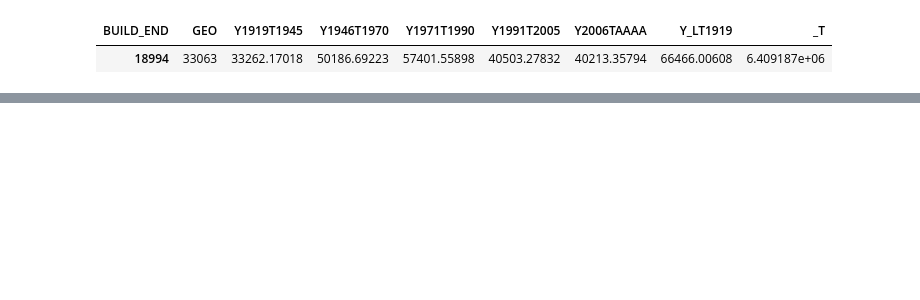
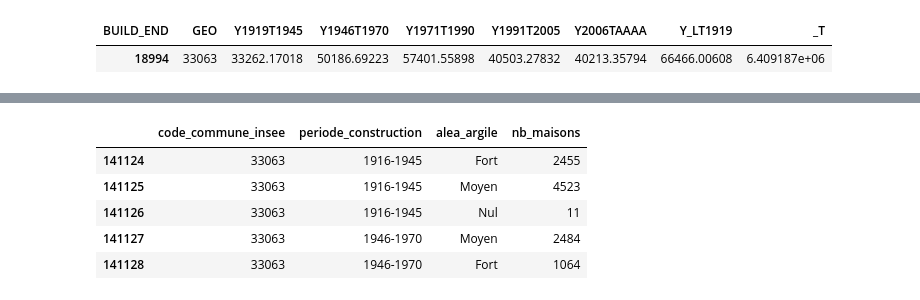
Before and after one commit to dataforgoodfr/14_PrixChangementClimatique, a Jupyter notebook: data/exploration/eda_jacques.ipynb, the cells around one changed output, grey strips where cells are left out. Saved outputs shown, nothing was run; the diff lists cells and outputs as text; code cells hidden in the pictures; blank space fills up the shorter version.

```diff
--- a/data/exploration/eda_jacques.ipynb
+++ b/data/exploration/eda_jacques.ipynb
@@ -126,0 +356,3 @@ bat_com_agg[bat_com_agg.GEO == '33063']
+# %%
+df_agg = pd.read_csv("../csv/france_houses_agg.csv", dtype={"code_commune_insee": str})
+df_agg.info()
@@ -126,0 +371,9 @@ bat_com_agg[bat_com_agg.GEO == '33063']
+# %%
+df_agg[df_agg.code_commune_insee == '33063'].head()
+# %% [output]
+|  | code_commune_insee | periode_construction | alea_argile | nb_maisons |
+| 141124 | 33063 | 1916-1945 | Fort | 2455 |
+| 141125 | 33063 | 1916-1945 | Moyen | 4523 |
+| 141126 | 33063 | 1916-1945 | Nul | 11 |
+| 141127 | 33063 | 1946-1970 | Moyen | 2484 |
+| 141128 | 33063 | 1946-1970 | Fort | 1064 |
```
Also changed, not shown: parts of 10 cells of this notebook.
